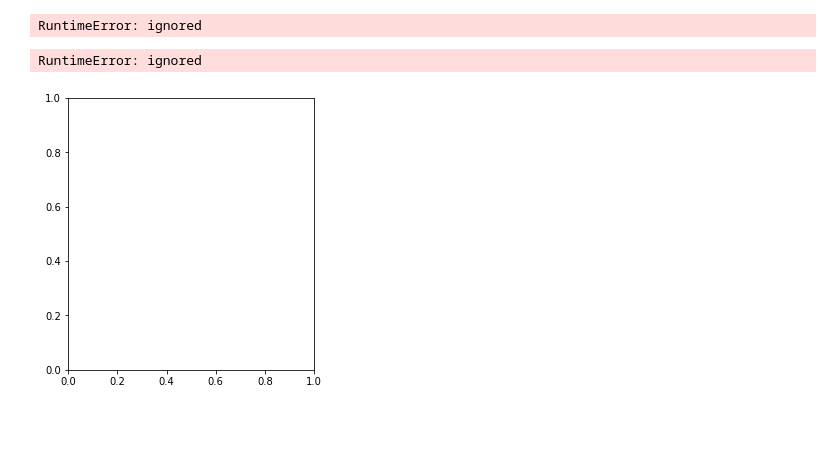
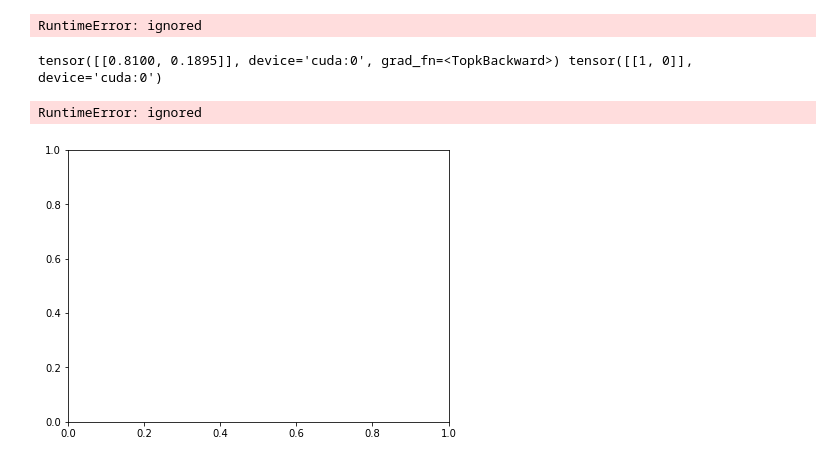
Before and after one commit to ykitaguchi77/AdvancedPytorch_Colab, a Jupyter notebook: Pytorch_転移学習調整中_Gravcont_attention_residual_network4.ipynb, the cells around one changed output. Saved outputs shown, nothing was run; the diff lists cells and outputs as text; code cells hidden in the pictures; blank space fills up the shorter version.

```diff
--- a/Pytorch_転移学習調整中_Gravcont_attention_residual_network4.ipynb
+++ b/Pytorch_転移学習調整中_Gravcont_attention_residual_network4.ipynb
@@ -1087,33 +1087,36 @@ dataloaders = {x: torch.utils.data.DataLoader(image_datasets[x], batch_size=1,
               for x in ['train', 'val']}
 
 #dataloaderの中から1つを抜き出す
 inputs, labels = iter(dataloaders['val']).next()
 inputs, labels = inputs.to(device), labels.to(device)
 #print(inputs2.size())
 #outputs = model_ft(inputs)
 #print(inputs.size())
 #print(labels)
 
 
 #Softmaxにかけたときの確率上位2つのpp(確率)とcc(class番号)を取得
 pp, cc = torch.topk(nn.Softmax(dim=1)(model_ft(inputs.to(device))[0]), 2)
+print(pp,cc)
 plt.figure(figsize=(15, 5))
+
 #pとcを対にして入力
 for i, (p, c) in enumerate(zip(pp[0], cc[0])):
     #グラフを1行3列に並べたうちのi番目
-    plt.subplot(1, 3, i+1)
+    plt.subplot(1, 2, i+1)
     sal = GradCAM(inputs, int(c), features_fn, classifier_fn)
     img = Image.open(inputs)
     #TensorをImageに変換
     sal = Image.fromarray(sal)
     sal = sal.resize(img.size, resample=Image.LINEAR)
 
     #plt.title('')
     plt.title('{}: {:.1f}%'.format(get_class_name(c), 100*float(p)))
     plt.axis('off')
     plt.imshow(img)
     plt.imshow(np.array(sal), alpha=0.5, cmap='jet')
 plt.show()
 # %% [output]
-RuntimeError: ignored
+tensor([[0.8100, 0.1895]], device='cuda:0', grad_fn=<TopkBackward>) tensor([[1, 0]], device='cuda:0')
+RuntimeError: ignored
-[figure, old version]
+[figure, new version]
```
